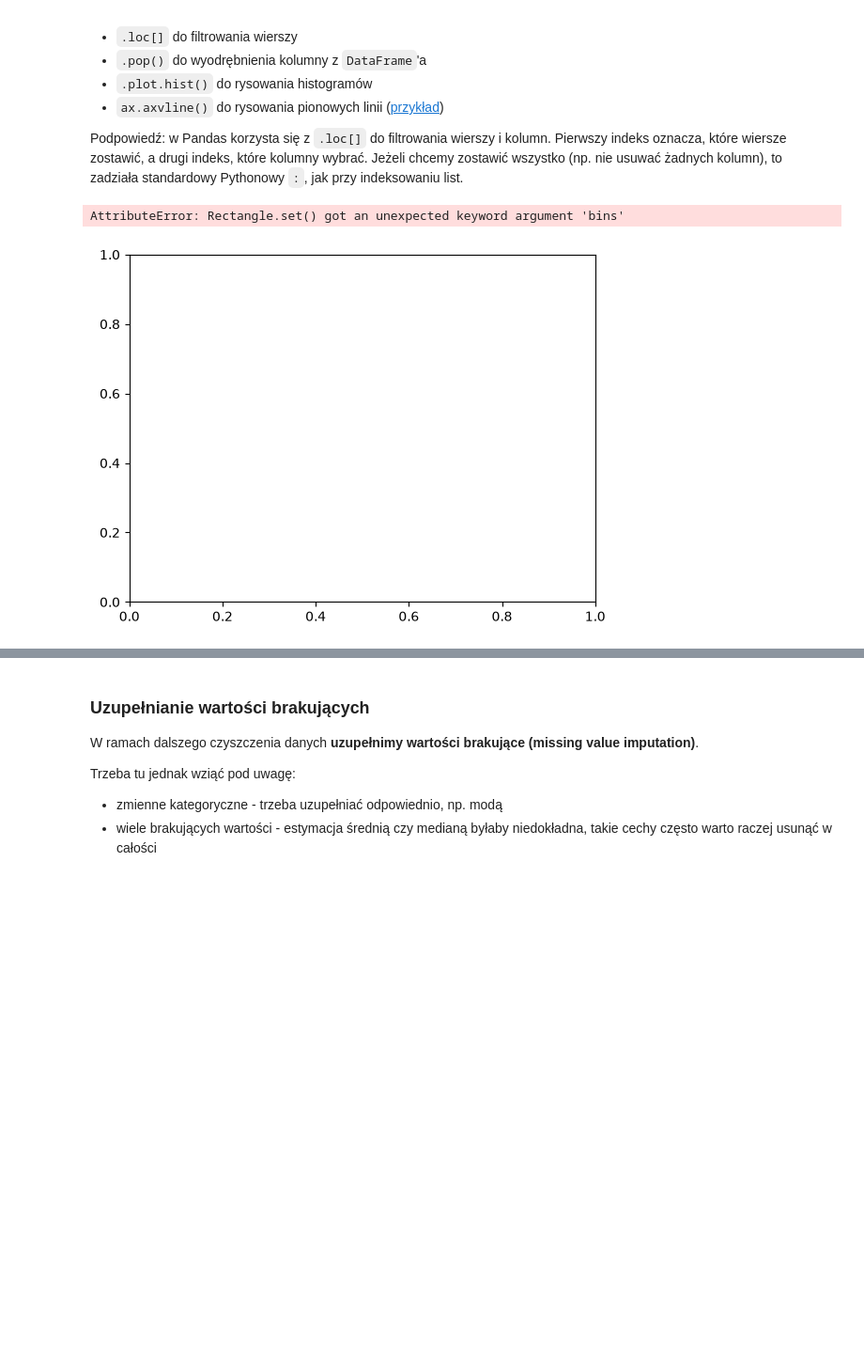
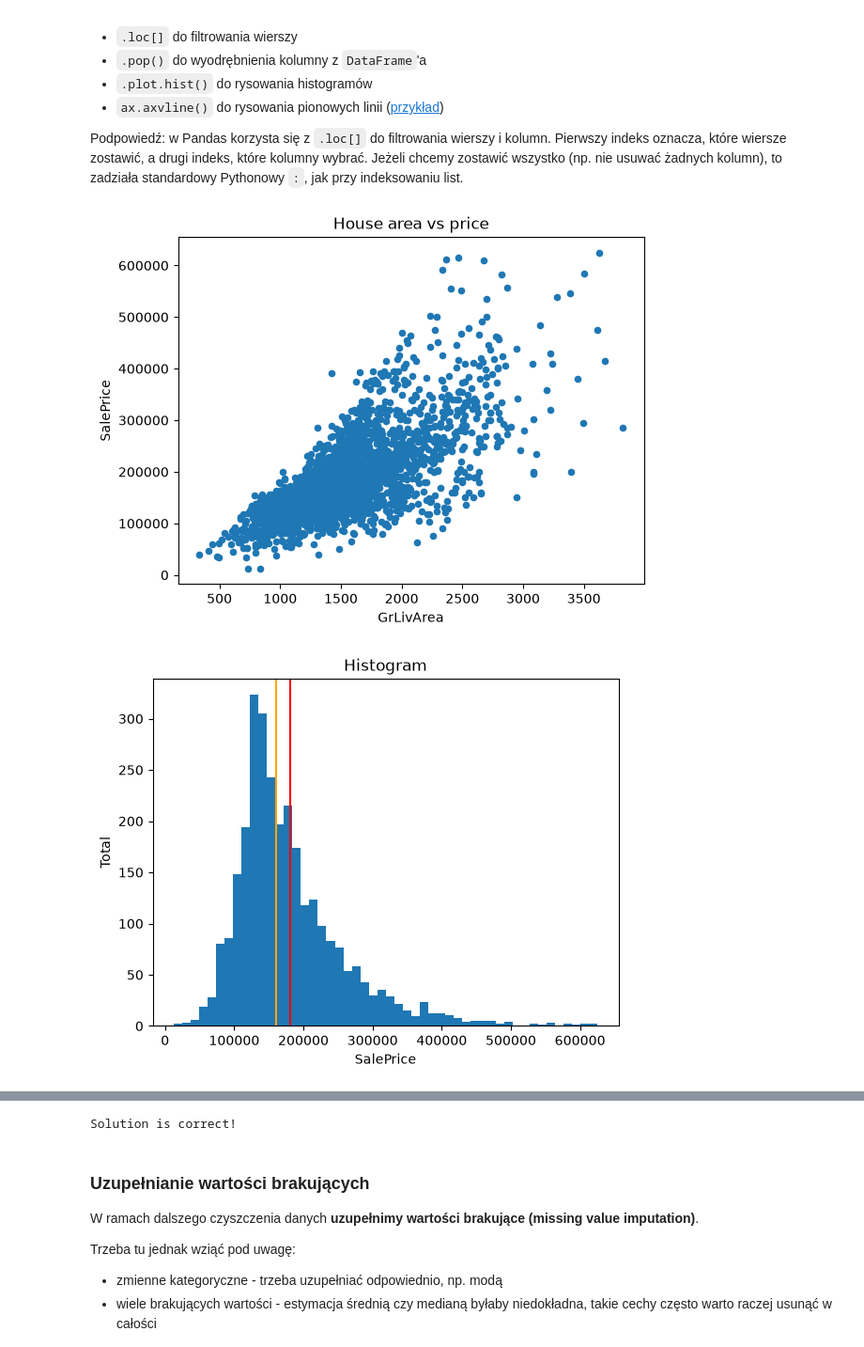
Before and after one commit to turek-jakub/podstawy-sztucznej-inteligencji, a Jupyter notebook: lab1/lab_1.ipynb, the cells around one changed output, grey strips where cells are left out. Shown at 94% size. Drawn from its saved outputs; the diff is of its cells as text; code cells hidden in the pictures; blank space fills up the shorter version.

```diff
--- a/lab1/lab_1.ipynb
+++ b/lab1/lab_1.ipynb
@@ -245,16 +245,22 @@ Podpowiedź: w Pandas korzysta się z `.loc[]` do filtrowania wierszy i kolumn.
 # %%
 # remove outliers
 df = df[df.GrLivArea < 4000]
-
+df.plot.scatter(title="House area vs price", x="GrLivArea", y="SalePrice")
+plt.show()
 
 def plot_distribution(values: pd.Series, title: str, bins: int = 50) -> None:
-    values.plot.bar(title=title, bins=bins)
-
+    ax = values.plot.hist(title=title, bins=bins, xlabel="SalePrice", ylabel="Total")
+    ax.axvline(values.mean(), color="red", label="Mean")
+    ax.axvline(values.median(), color="orange", label="Median")
+    plt.show()
 
 
 # plot distributions and apply log transform
-areaSeries = df['GrLivArea']
-plot_distribution(areaSeries, "House area vs price")
+areaSeries = df['SalePrice']
+plot_distribution(areaSeries, "Histogram")
+
+y = np.log1p(df.pop("SalePrice"))
+plot_distribution(y, "SalePrice distribution (log1p)")
 # %% [output]
-AttributeError: Rectangle.set() got an unexpected keyword argument 'bins'
-[figure, old version]
+[figure, new version]
+[figure, added]
@@ -266,6 +273,8 @@ assert len(y) == len(df)
 assert 11 < y.mean() < 13
 
 print("Solution is correct!")
+# %% [output]
+Solution is correct!
 # %% [markdown]
 ### Uzupełnianie wartości brakujących
 
```
Also changed, not shown: parts of 1 cell of this notebook.
